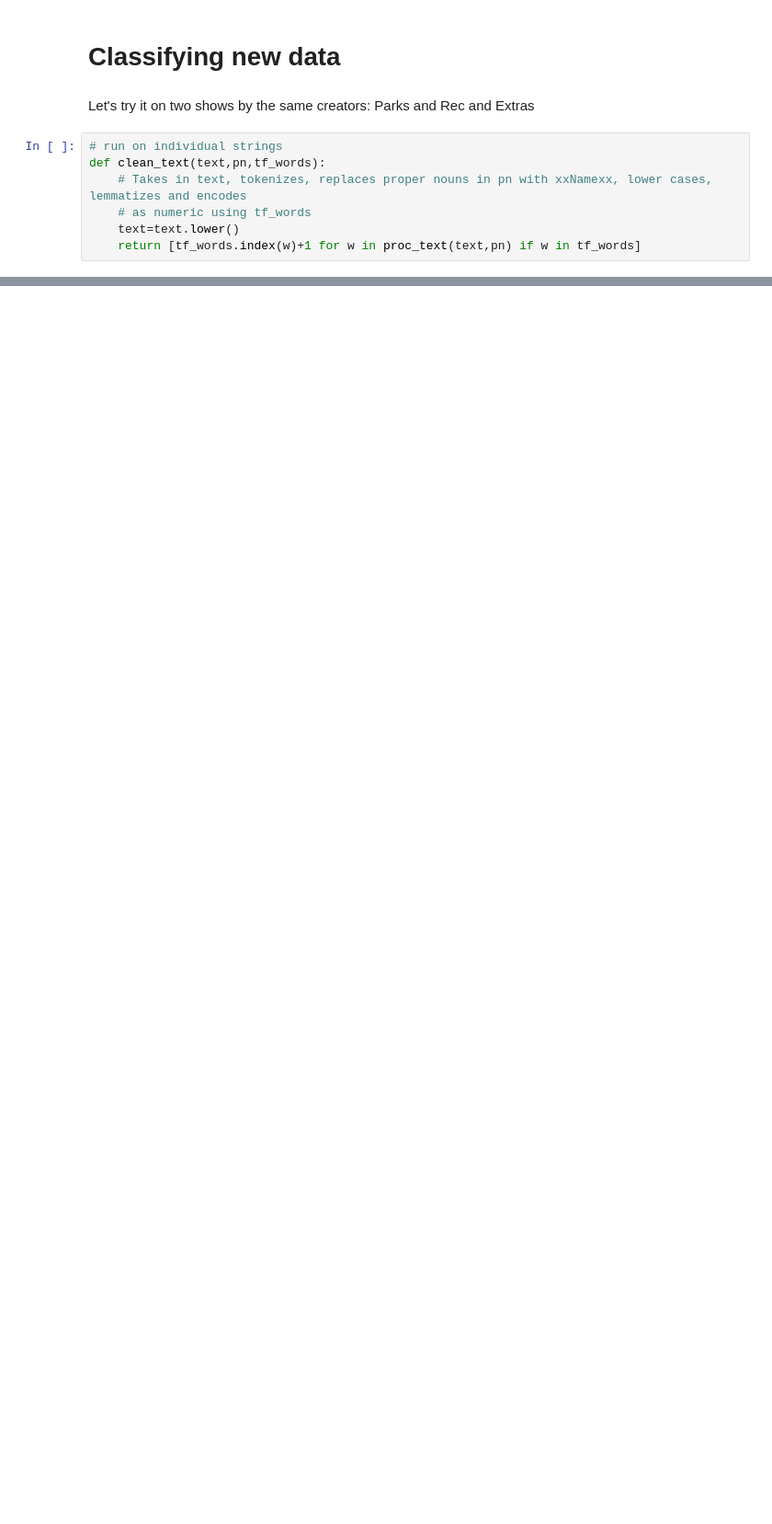
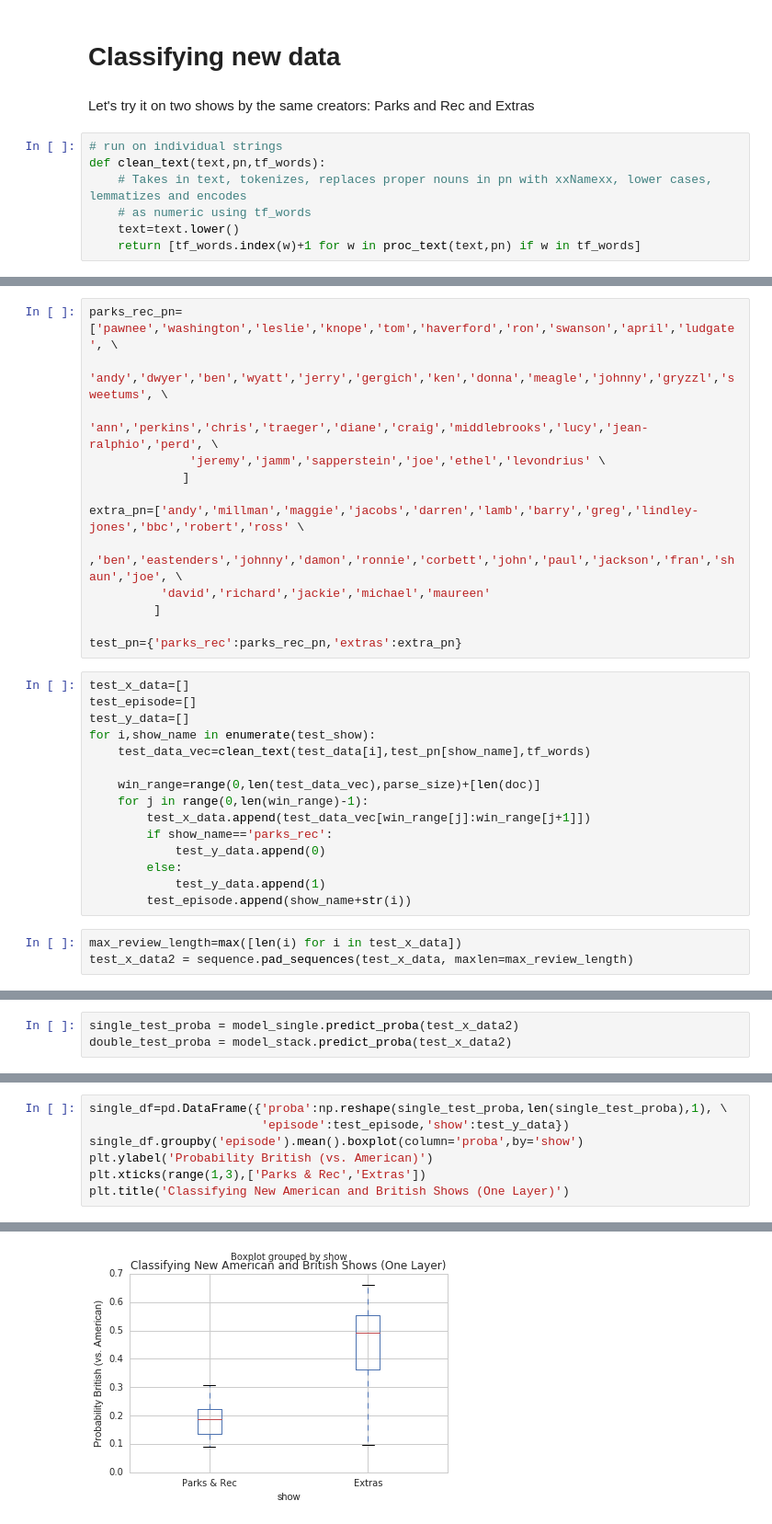
Before and after one commit to timflew/humor-humour, a Jupyter notebook: Initial analyses.ipynb, the cells around one changed output, grey strips where cells are left out. Shown at 92% size. Cells and saved outputs as stored; diff of their text form; blank space fills up the shorter version.

Commit message:
test results

```diff
--- a/Initial analyses.ipynb
+++ b/Initial analyses.ipynb
@@ -401,0 +392,31 @@ def clean_text(text,pn,tf_words):
+# %%
+parks_rec_pn=['pawnee','washington','leslie','knope','tom','haverford','ron','swanson','april','ludgate', \
+             'andy','dwyer','ben','wyatt','jerry','gergich','ken','donna','meagle','johnny','gryzzl','sweetums', \
+              'ann','perkins','chris','traeger','diane','craig','middlebrooks','lucy','jean-ralphio','perd', \
+              'jeremy','jamm','sapperstein','joe','ethel','levondrius' \
+             ]
+
+extra_pn=['andy','millman','maggie','jacobs','darren','lamb','barry','greg','lindley-jones','bbc','robert','ross' \
+         ,'ben','eastenders','johnny','damon','ronnie','corbett','john','paul','jackson','fran','shaun','joe', \
+          'david','richard','jackie','michael','maureen'
+         ]
+
+test_pn={'parks_rec':parks_rec_pn,'extras':extra_pn}
+# %%
+test_x_data=[]
+test_episode=[]
+test_y_data=[]
+for i,show_name in enumerate(test_show):
+    test_data_vec=clean_text(test_data[i],test_pn[show_name],tf_words)
+
+    win_range=range(0,len(test_data_vec),parse_size)+[len(doc)]
+    for j in range(0,len(win_range)-1):
+        test_x_data.append(test_data_vec[win_range[j]:win_range[j+1]])
+        if show_name=='parks_rec':
+            test_y_data.append(0)
+        else:
+            test_y_data.append(1)
+        test_episode.append(show_name+str(i))
+# %%
+max_review_length=max([len(i) for i in test_x_data])
+test_x_data2 = sequence.pad_sequences(test_x_data, maxlen=max_review_length)
@@ -401,0 +436,3 @@ def clean_text(text,pn,tf_words):
+# %%
+single_test_proba = model_single.predict_proba(test_x_data2)
+double_test_proba = model_stack.predict_proba(test_x_data2)
@@ -401,0 +442,8 @@ def clean_text(text,pn,tf_words):
+# %%
+single_df=pd.DataFrame({'proba':np.reshape(single_test_proba,len(single_test_proba),1), \
+                        'episode':test_episode,'show':test_y_data})
+single_df.groupby('episode').mean().boxplot(column='proba',by='show')
+plt.ylabel('Probability British (vs. American)')
+plt.xticks(range(1,3),['Parks & Rec','Extras'])
+plt.title('Classifying New American and British Shows (One Layer)')
+# %% [output]
@@ -401,0 +451 @@ def clean_text(text,pn,tf_words):
+[figure, added]
```
Also changed, not shown: parts of 25 cells of this notebook, 24 other files.
